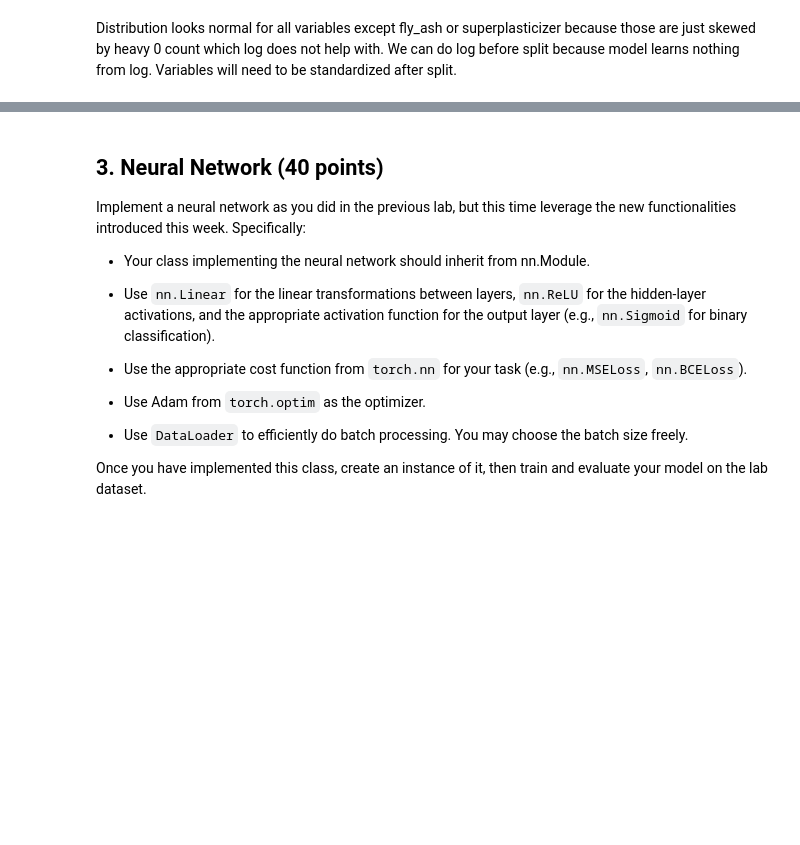
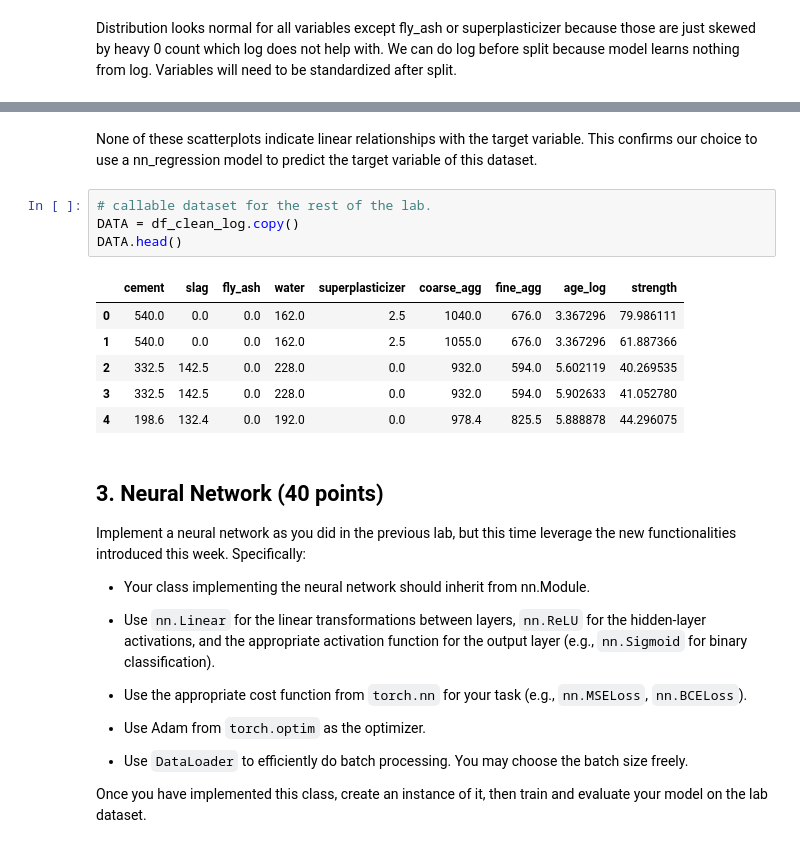
Before and after one commit to MaxGuryan9/Neural-Networks-Real-Data-DS4021, a Jupyter notebook: 05-neural-networks-real-data.ipynb, the cells around one changed output, grey strips where cells are left out. Cells and saved outputs as stored; diff of their text form; blank space fills up the shorter version.

Commit message:
complete descriptive analysis of dataset

```diff
--- a/05-neural-networks-real-data.ipynb
+++ b/05-neural-networks-real-data.ipynb
@@ -200,3 +196,16 @@ Since strength is the output, we should focus on the variable correlation with t
+# %% [markdown]
+None of these scatterplots indicate linear relationships with the target variable. This confirms our choice to use a nn_regression model to predict the target variable of this dataset.
+# %%
+# callable dataset for the rest of the lab.
+DATA = df_clean_log.copy()
+DATA.head()
+# %% [output]
+|  | cement | slag | fly_ash | water | superplasticizer | coarse_agg | fine_agg | age_log | strength |
+| 0 | 540.0 | 0.0 | 0.0 | 162.0 | 2.5 | 1040.0 | 676.0 | 3.367296 | 79.986111 |
+| 1 | 540.0 | 0.0 | 0.0 | 162.0 | 2.5 | 1055.0 | 676.0 | 3.367296 | 61.887366 |
+| 2 | 332.5 | 142.5 | 0.0 | 228.0 | 0.0 | 932.0 | 594.0 | 5.602119 | 40.269535 |
+| 3 | 332.5 | 142.5 | 0.0 | 228.0 | 0.0 | 932.0 | 594.0 | 5.902633 | 41.052780 |
+| 4 | 198.6 | 132.4 | 0.0 | 192.0 | 0.0 | 978.4 | 825.5 | 5.888878 | 44.296075 |
 # %% [markdown]
 ## 3. Neural Network (40 points)
 
```
Also changed, not shown: parts of 6 cells of this notebook.
